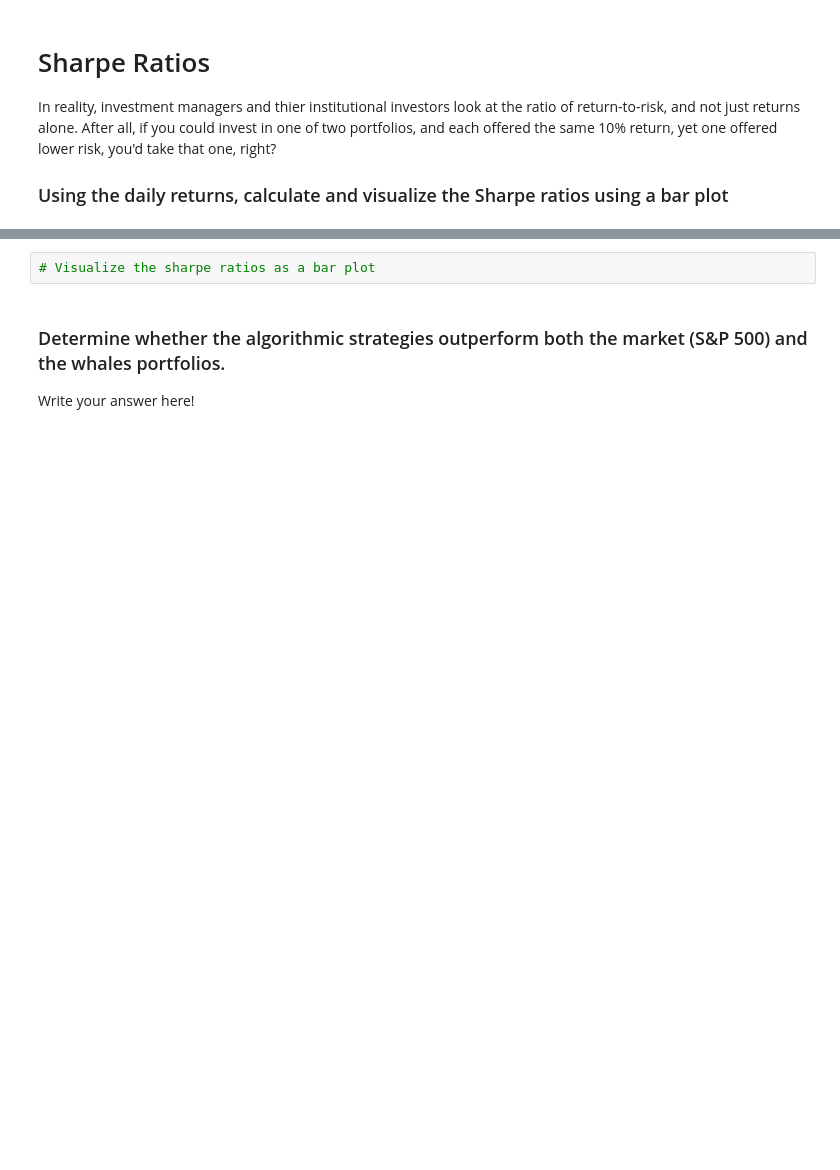
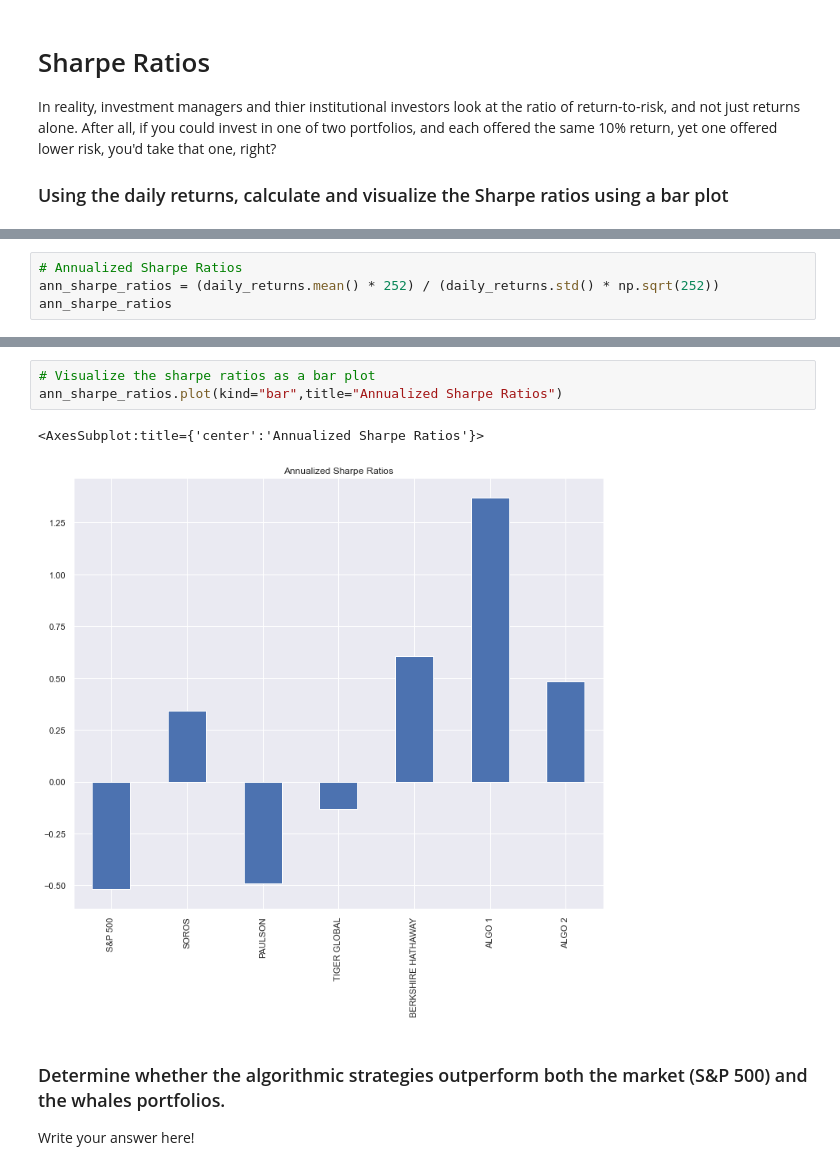
Before and after one commit to a-altman/Whale-Portfolio-Analysis, a Jupyter notebook: whale_analysis.ipynb, the cells around one changed output, grey strips where cells are left out. Drawn from its saved outputs; the diff is of its cells as text; blank space fills up the shorter version.

```diff
--- a/whale_analysis.ipynb
+++ b/whale_analysis.ipynb
@@ -367,0 +378,4 @@ In reality, investment managers and thier institutional investors look at the ra
+# %%
+# Annualized Sharpe Ratios
+ann_sharpe_ratios = (daily_returns.mean() * 252) / (daily_returns.std() * np.sqrt(252))
+ann_sharpe_ratios
@@ -368,5 +391,9 @@ In reality, investment managers and thier institutional investors look at the ra
 # %%
 # Visualize the sharpe ratios as a bar plot
+ann_sharpe_ratios.plot(kind="bar",title="Annualized Sharpe Ratios")
+# %% [output]
+<AxesSubplot:title={'center':'Annualized Sharpe Ratios'}>
+[figure, added]
 # %% [markdown]
 ### Determine whether the algorithmic strategies outperform both the market (S&P 500) and the whales portfolios.
 
```
Also changed, not shown: parts of 28 cells of this notebook, 3 other files.
